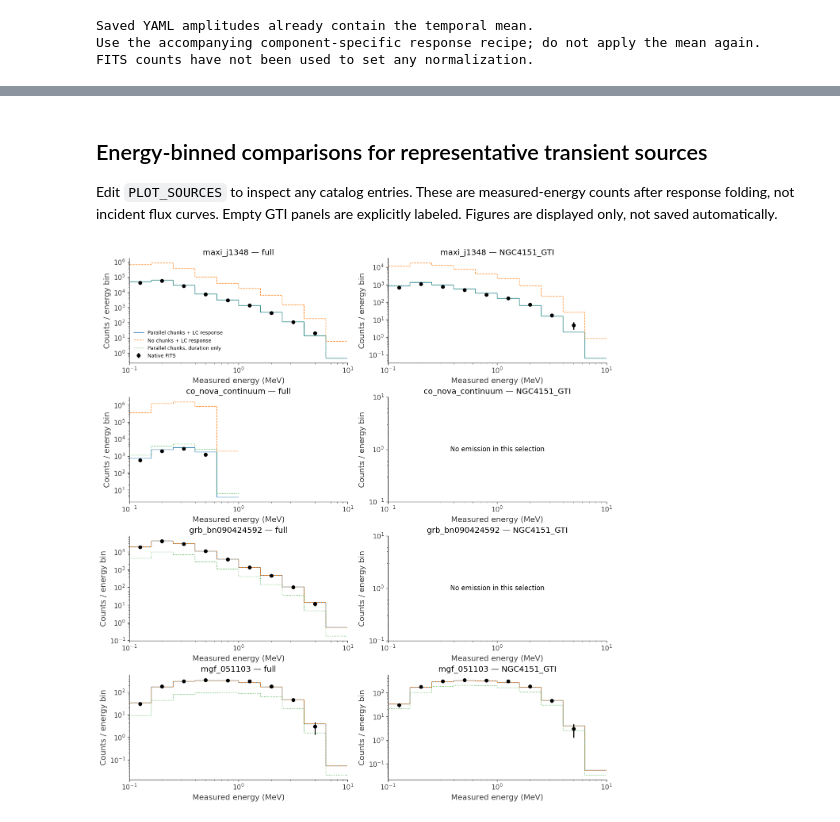
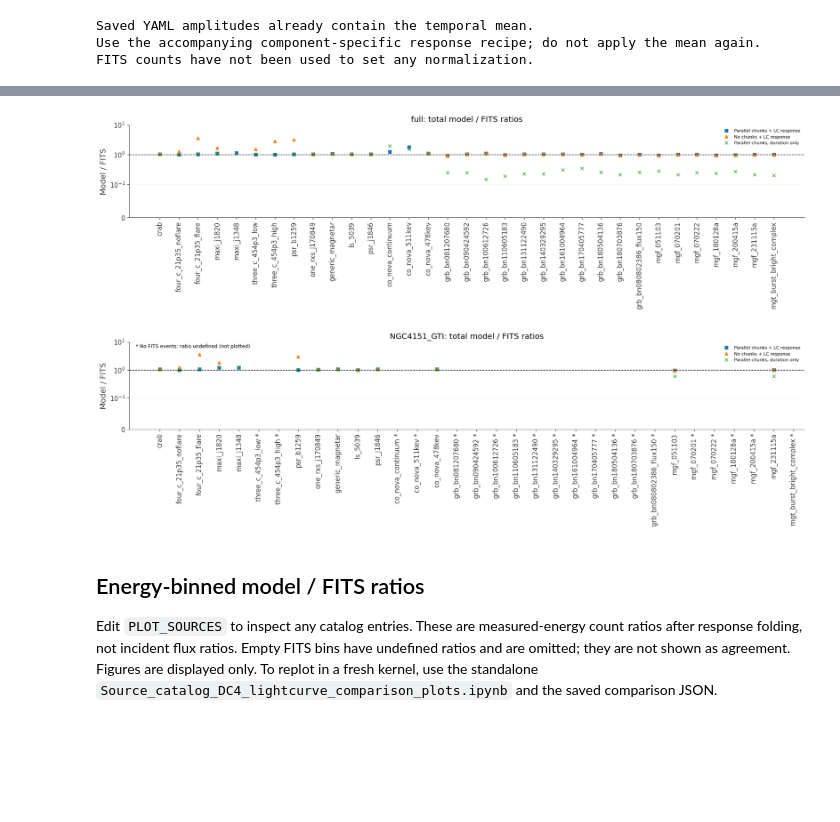
Before and after one commit to parshadkp/cosipy, a Jupyter notebook: docs/tutorials/spectral_fits/continuum_fit/AGN/Source_catalog_generator_all_DC4_lightcurve.ipynb, the cells around one changed output, grey strips where cells are left out. Cells and saved outputs as stored; diff of their text form; code cells hidden in the pictures; blank space fills up the shorter version.

Commit message:
DC4 lightcurve test

```diff
--- a/docs/tutorials/spectral_fits/continuum_fit/AGN/Source_catalog_generator_all_DC4_lightcurve.ipynb
+++ b/docs/tutorials/spectral_fits/continuum_fit/AGN/Source_catalog_generator_all_DC4_lightcurve.ipynb
@@ -2266,48 +2440,17 @@ for selection in selections:
+# %%
+# Use "linear" for a closer view around unity; symlog also displays zero ratios.
+RATIO_SCALE = "symlog"
+total_ratio_figures = plot_total_ratios(comparison_snapshot, scale=RATIO_SCALE)
+plt.ylim(0, 1e1)
+plt.show()
+# %% [output]
+[figure, added]
+[figure, added]
 # %% [markdown]
-## Energy-binned comparisons for representative transient sources
+## Energy-binned model / FITS ratios
 
 Edit `PLOT_SOURCES` to inspect any catalog entries. These are measured-energy
-counts after response folding, not incident flux curves. Empty GTI panels are
-explicitly labeled. Figures are displayed only, not saved automatically.
+count ratios after response folding, not incident flux ratios. Empty FITS bins
+have undefined ratios and are omitted; they are not shown as agreement. Figures
+are displayed only. To replot in a fresh kernel, use the standalone
+`Source_catalog_DC4_lightcurve_comparison_plots.ipynb` and the saved comparison JSON.
-# %%
-PLOT_SOURCES = ["maxi_j1348", "co_nova_continuum", "grb_bn090424592", "mgf_051103"]
-missing = set(PLOT_SOURCES) - set(simulation_units)
-if missing:
-    raise ValueError(f"Unknown plot sources: {sorted(missing)}")
-edges = measurement_axes["Em"].edges.to_value(u.keV) / 1000.
-centers = np.sqrt(edges[:-1] * edges[1:])
-fig, axes = plt.subplots(len(PLOT_SOURCES), len(selections),
-                         figsize=(13, 3.5 * len(PLOT_SOURCES)), squeeze=False,
-                         constrained_layout=True)
-fig.patch.set_facecolor("white")
-for row, key in enumerate(PLOT_SOURCES):
-    for col, selection in enumerate(selections):
-        ax = axes[row, col]
-        spectra = comparison_spectra[selection, key]
-        observed = spectra["FITS"]
-        ax.errorbar(centers, np.where(observed > 0, observed, np.nan),
-                    yerr=np.sqrt(observed), fmt="o", color="black", label="Native FITS")
-        for label, color, ls in [
-            ("Parallel chunks + LC response", "tab:blue", "-"),
-            ("No chunks + LC response", "tab:orange", "--"),
-            ("Parallel chunks, duration only", "tab:green", ":"),
-        ]:
-            values = spectra[label]
-            ax.stairs(np.where(values > 1e-20, values, np.nan), edges,
-                      color=color, ls=ls, label=label, baseline=None)
-        if not any(np.any(values > 1e-20) for values in spectra.values()):
-            ax.text(.5, .5, "No emission in this selection", transform=ax.transAxes,
-                    ha="center", va="center")
-            ax.set_ylim(.1, 10.)
-        ax.set_xscale("log")
-        ax.set_xlim(edges[0], edges[-1])
-        ax.set_yscale("log")
-        ax.set_facecolor("white")
-        ax.set_title(f"{key} — {selection}")
-        ax.set_xlabel("Measured energy (MeV)")
-        ax.set_ylabel("Counts / energy bin")
-        if row == 0 and col == 0:
-            ax.legend(fontsize=9, frameon=False)
-plt.show()
-# %% [output]
-[figure, removed]
```
Also changed, not shown: parts of 9 cells of this notebook, 3 other files.
